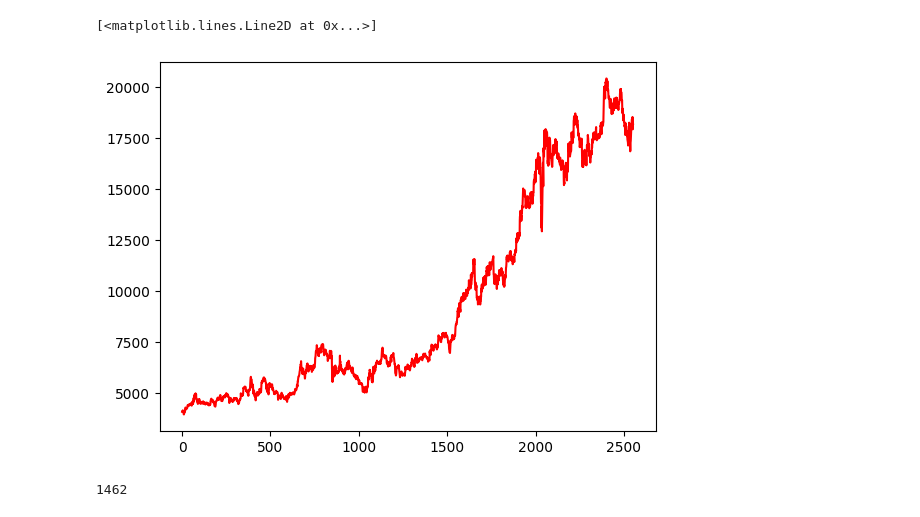
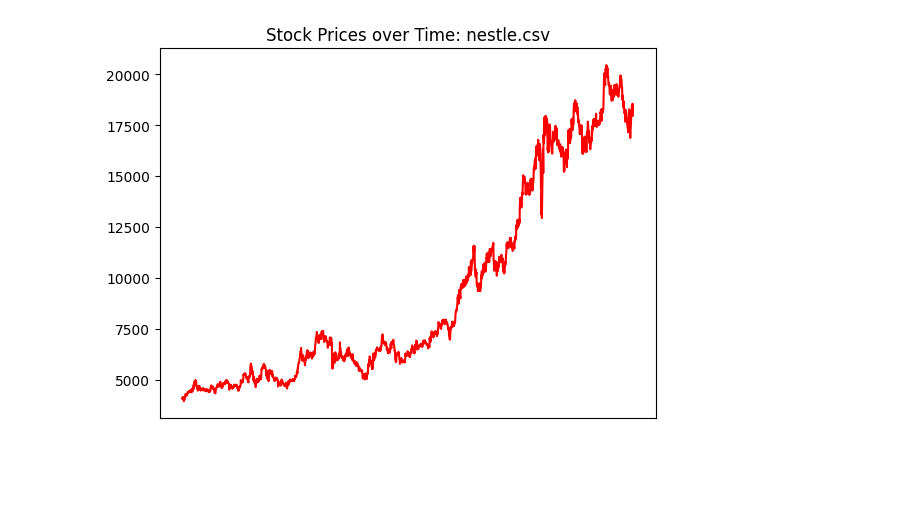
Before and after one commit to viviankessler/neural-sde, a Jupyter notebook: normal_distribution.ipynb, the cells around one changed output. Saved outputs shown, nothing was run; the diff lists cells and outputs as text; code cells hidden in the pictures; blank space fills up the shorter version.

```diff
--- a/normal_distribution.ipynb
+++ b/normal_distribution.ipynb
@@ -14,5 +5,0 @@ nestle_stock_prices_df = nestle_stock_prices_df.set_index("Date")
-# %%
-plt.plot(list(nestle_stock_prices_df["Close Price"]), c="red")
-# %% [output]
-[<matplotlib.lines.Line2D at 0x...>]
-[figure, removed]
@@ -22,9 +6,12 @@ for datestr, price in nestle_stock_prices_df["Close Price"].items():
-# %%
-distribution = []
-for date in nestle_stock_prices_dict:
-    if date + timedelta(days=t) in nestle_stock_prices_dict:
-        distribution.append(np.log(nestle_stock_prices_dict[date + timedelta(days=t)] / nestle_stock_prices_dict[date]))
-
-len(distribution)
-# %% [output]
-1462
+# %%
+TIME_INCREMENT = 5
+STOCK_NAME = "nestle.csv"
+# %%
+stock_prices = load_stock_prices(STOCK_NAME)
+# %%
+plt.plot(stock_prices, c="red")
+plt.xticks([])
+plt.title("Stock Prices over Time: " + STOCK_NAME)
+plt.show()
+# %% [output]
+[figure, added]
```
Also changed, not shown: parts of 10 cells of this notebook, 2 other files.
